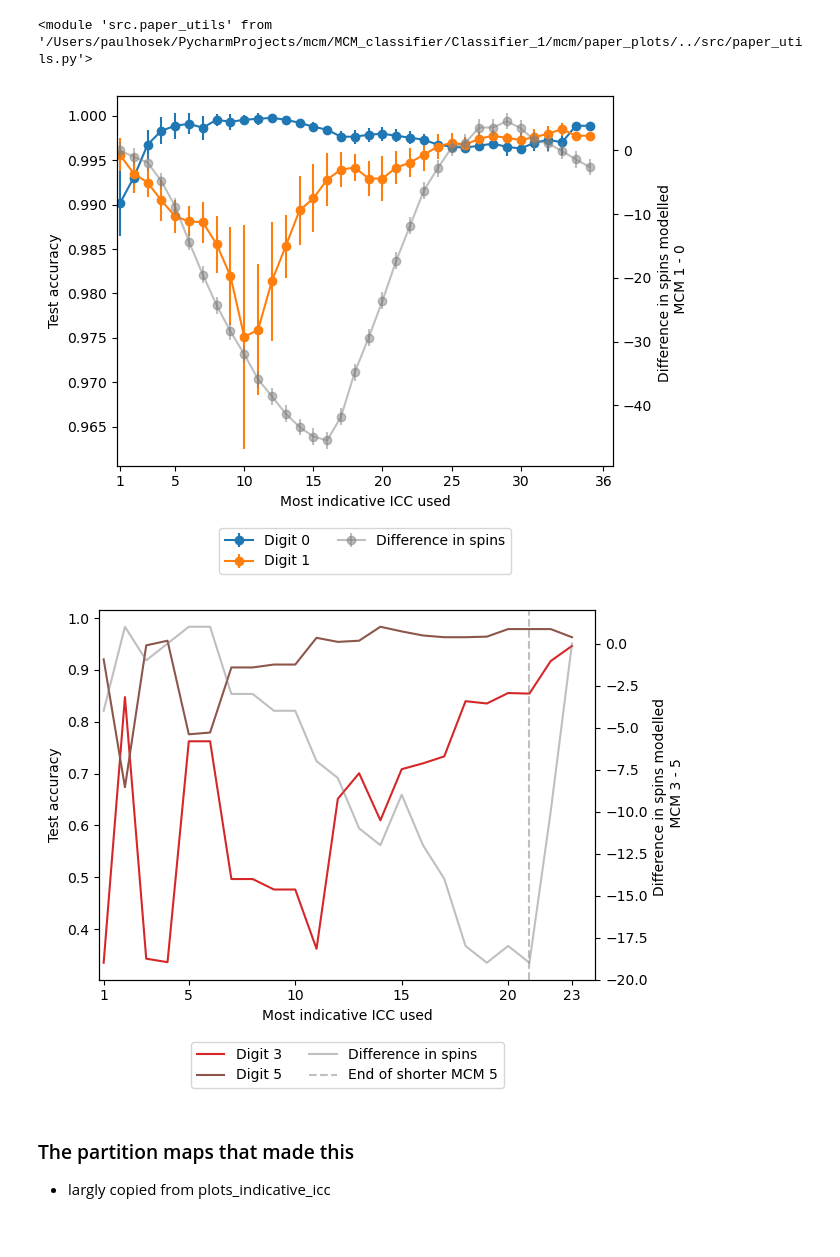
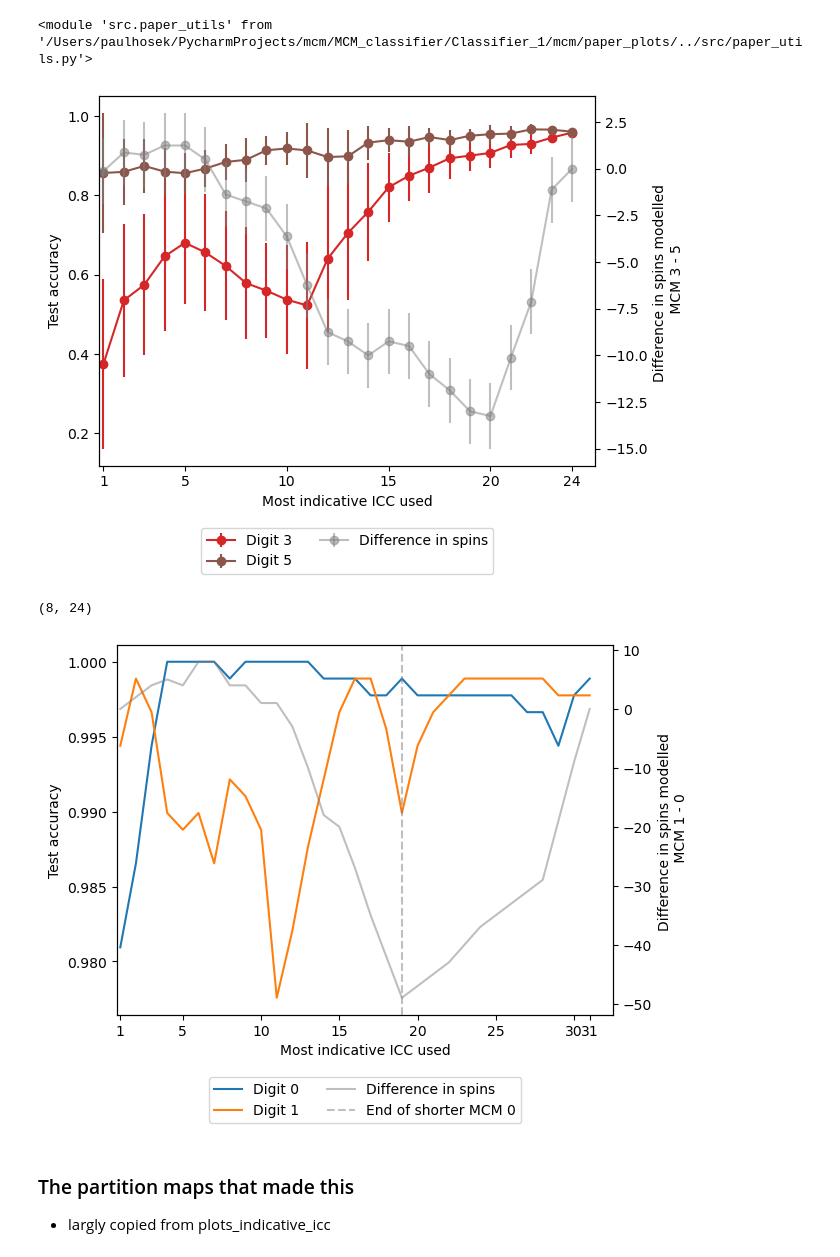
Before and after one commit to PaulHosek/MCM_classifier, a Jupyter notebook: Classifier_1/mcm/paper_plots/plots_testaccuracy_byk.ipynb, the cells around one changed output. Saved outputs shown, nothing was run; the diff lists cells and outputs as text; code cells hidden in the pictures.

```diff
--- a/Classifier_1/mcm/paper_plots/plots_testaccuracy_byk.ipynb
+++ b/Classifier_1/mcm/paper_plots/plots_testaccuracy_byk.ipynb
@@ -36,7 +36,7 @@ test_probs = atest_probs[:,0,0]
 # %%
 sample_idx = 0
 run_idx = 0
-mcms_range = [0,1]
+mcms_range = [3,5]
 
 all_byk_pair, all_byk_modspin = utils.get_all_byk_pair(atest_probs, atest_mcms, mcms_range, sample_idx, run_idx)
 all_byk, nspin_diff, mods_long_short = utils.adjust_smaller_icc(all_byk_pair,all_byk_modspin)
@@ -71,8 +71,7 @@ def predicted_labels_byk_dig(all_byk, all_byk_modspin, mcms_range, dig):
 # predicted_labels_byk_dig(all_byk,all_byk_modspin, mcms_range, 1)
 # %%
 def nestedlist3_to_numpy2d(run_own_label_pred, idx, nrun):
-    a = [run_own_label_pred[i][:,idx] for i in range(nrun)]
-    import numpy as np
+    a = [rolp[:,idx] for rolp in run_own_label_pred]
     b = np.full([len(a),len(max(a,key = lambda x: len(x)))], fill_value=np.nan)
     for i,j in enumerate(a):
         b[i][0:len(j)] = j
@@ -117,36 +116,40 @@ confidence_interval = 1.96 * sem  # 95% confidence interval
 
 maxlen = means.shape[1]
 
 for i in range(2):
     ax1.errorbar(np.arange(1, maxlen+1), means[i], yerr=confidence_interval[i], fmt='-o', label=f"Digit {mcms_range[i]}", color=colors[mcms_range[i]])
 
 ax1.set_ylabel("Test accuracy")
 ax1.set_xlabel("Most indicative ICC used")
 ax1.legend(title="Show digit")
 # run_nspin_diff
 
 ax2 = ax1.twinx()
 run_nspin = nestedlist2_to_numpy2d(run_nspin_diff)
 sem_nspin = stats.sem(run_nspin, axis=0, nan_policy='omit')  # Calculate the standard error of the mean
 
 confidence_interval_sem = 1.96 * sem_nspin
-ax2.errorbar(np.arange(1, run_nspin.shape[1]+1)[::-1], np.nanmean(run_nspin, axis=0), yerr=confidence_interval_sem[i], fmt='-o', color="grey", alpha=.5, label="Difference in spins")
+ax2.errorbar(np.arange(1, run_nspin.shape[1]+1), np.nanmean(run_nspin, axis=0), yerr=confidence_interval_sem[i], fmt='-o', color="grey", alpha=.5, label="Difference in spins")
 
 # ax2.plot(nspin_diff, color="grey", alpha=.5, label="Difference in spins")
 # ax2.axvline(np.min([len(arr) for arr in all_byk_modspin]), color="grey", alpha=.5, linestyle="--", label=f"End of shorter MCM {mcms_range[mods_long_short[1]]}")
 ax2.set_ylabel(f"Difference in spins modelled \n MCM {mcms_range[mods_long_short[0]]} - {mcms_range[mods_long_short[1]]}")
 
 
 
 lines, labels = ax1.get_legend_handles_labels()
 lines2, labels2 = ax2.get_legend_handles_labels()
 ax1.legend(lines + lines2, labels + labels2, loc="upper center",ncol=2, bbox_to_anchor=(0.5, -0.15))
-ax1.set_xticks([1]+list(np.arange(0, maxlen,5)[1:])+[maxlen+1])
+ax1.set_xticks([1]+list(np.arange(0, maxlen,5)[1:])+[maxlen])
 ax1.set_xlim(left=.8)
 
 plt.show()
+
+
+run_nspin.shape
 # %% [output]
-[figure, old version]
+[figure, new version]
+(8, 24)
 # %%
 own_label_pred = np.array([predicted_labels_byk_dig(all_byk,all_byk_modspin, mcms_range, dig)[:,mcms_range.index(dig)] for dig in mcms_range]).T/892
 
@@ -179,7 +182,7 @@ ax1.set_xlim(left=.8)
 plt.savefig(f"./img/testacc_icc_{mcms_range[0]}{mcms_range[1]}", bbox_inches="tight", dpi=300)
 # plt.show()
 # %% [output]
-[figure, old version]
+[figure, new version]
 # %% [markdown]
 ### The partition maps that made this
 - largly copied from plots_indicative_icc
```
Also changed, not shown: 1 other file.
